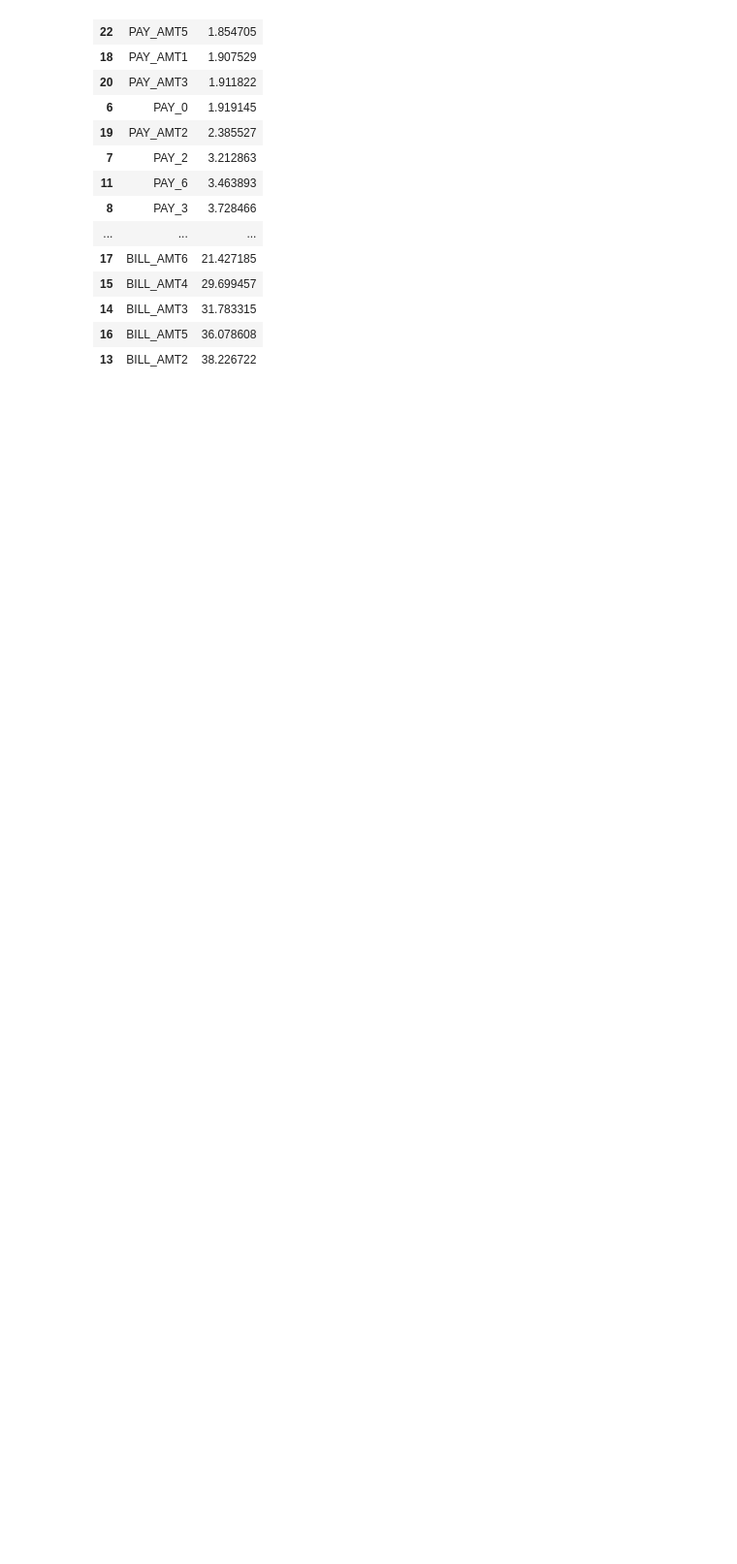
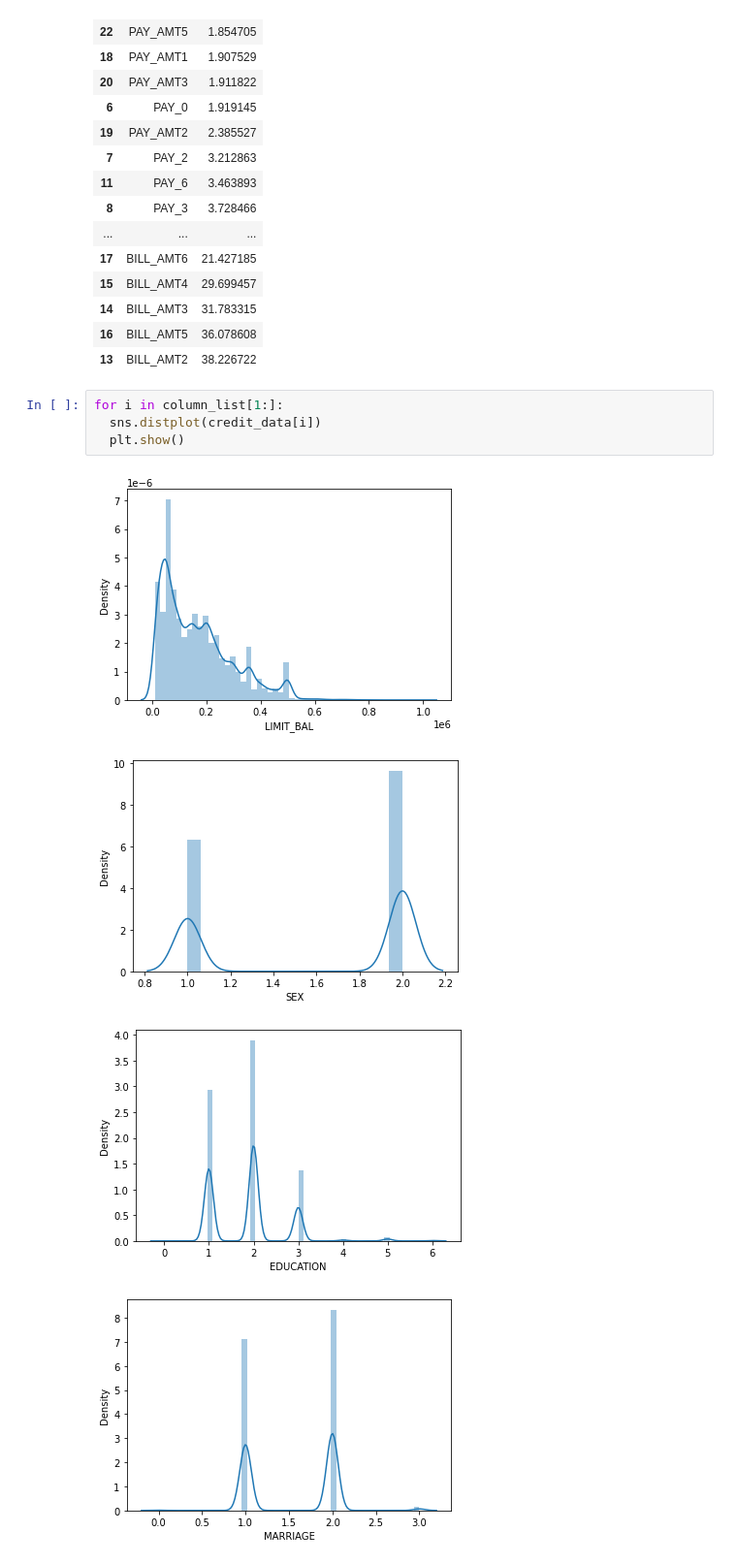
Before and after one commit to MiteshBhanushali/Credit-Card-Default, a Jupyter notebook: Copy_of_Credit_Card_Default_Prediction_Capstone_Project.ipynb, the cells around one changed output. Shown at 97% size. Drawn from its saved outputs; the diff is of its cells as text; blank space fills up the shorter version.

```diff
--- a/Copy_of_Credit_Card_Default_Prediction_Capstone_Project.ipynb
+++ b/Copy_of_Credit_Card_Default_Prediction_Capstone_Project.ipynb
@@ -239,3 +252,12 @@ calc_vif(credit_data[[i for i in credit_data.describe().columns if i not in ['de
 | 14 | BILL_AMT3 | 31.783315 |
 | 16 | BILL_AMT5 | 36.078608 |
 | 13 | BILL_AMT2 | 38.226722 |
+# %%
+for i in column_list[1:]:
+  sns.distplot(credit_data[i])
+  plt.show()
+# %% [output]
+[figure, added]
+[figure, added]
+[figure, added]
+[figure, added]
```
Also changed, not shown: parts of 18 cells of this notebook.
